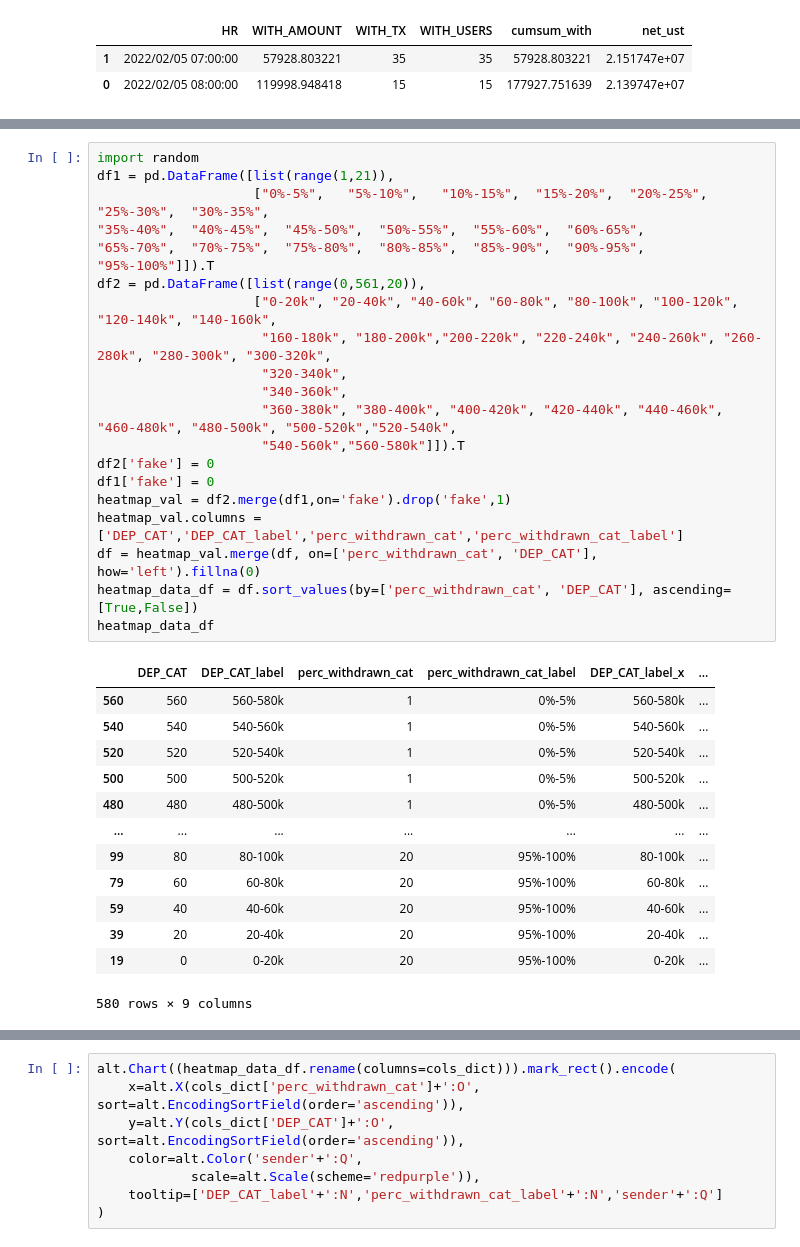
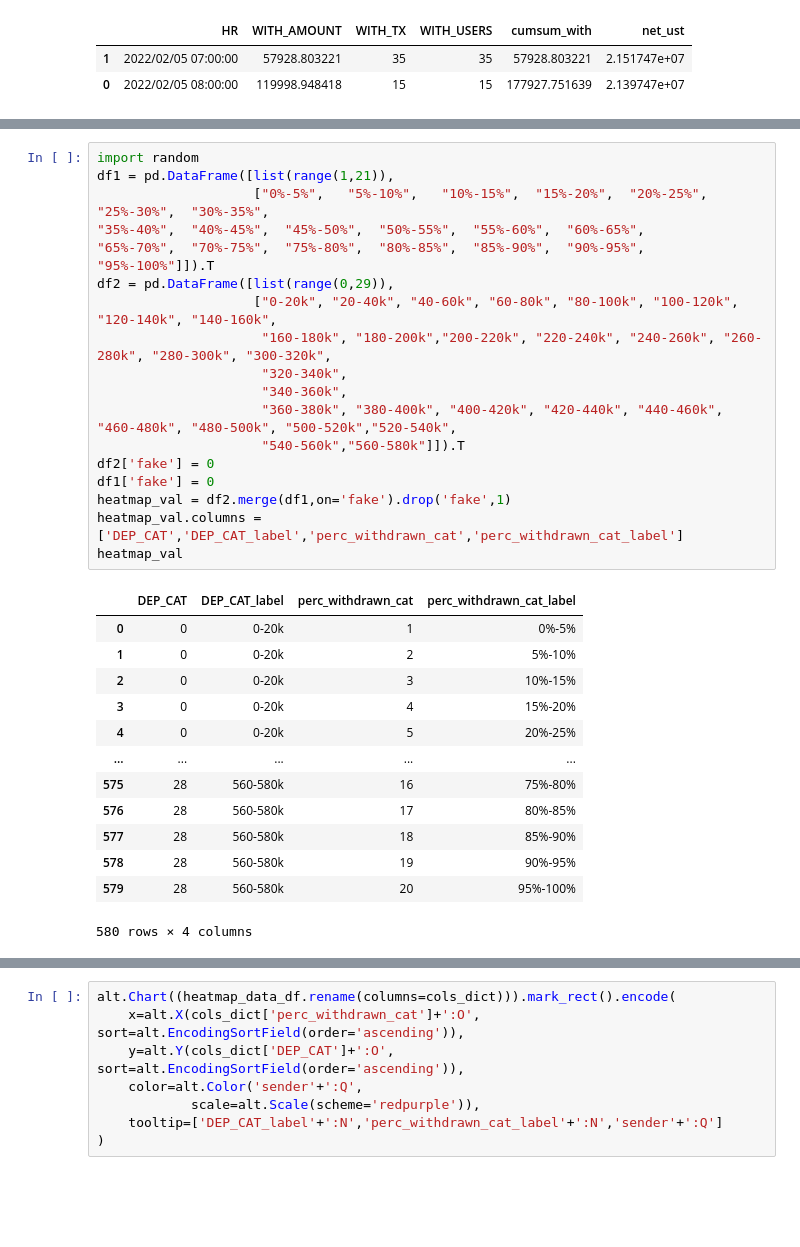
Before and after one commit to IncioMan/mars_lockdrop, a Jupyter notebook: notebook/Prism launch.ipynb, the cells around one changed output, grey strips where cells are left out. Cells and saved outputs as stored; diff of their text form; blank space fills up the shorter version.

Commit message:
new data

```diff
--- a/notebook/Prism launch.ipynb
+++ b/notebook/Prism launch.ipynb
@@ -528,34 +482,32 @@ df1
 # %%
 import random
 df1 = pd.DataFrame([list(range(1,21)),
                     ["0%-5%",	"5%-10%",	"10%-15%",	"15%-20%",	"20%-25%",	"25%-30%",	"30%-35%",
 "35%-40%",	"40%-45%",	"45%-50%",	"50%-55%",	"55%-60%",	"60%-65%",
 "65%-70%",	"70%-75%",	"75%-80%",	"80%-85%",	"85%-90%",	"90%-95%",	"95%-100%"]]).T
-df2 = pd.DataFrame([list(range(0,561,20)),
+df2 = pd.DataFrame([list(range(0,29)),
                     ["0-20k", "20-40k", "40-60k", "60-80k", "80-100k", "100-120k", "120-140k", "140-160k",
                      "160-180k", "180-200k","200-220k", "220-240k", "240-260k", "260-280k", "280-300k", "300-320k",
                      "320-340k",
                      "340-360k",
                      "360-380k", "380-400k", "400-420k", "420-440k", "440-460k", "460-480k", "480-500k", "500-520k","520-540k",
                      "540-560k","560-580k"]]).T
 df2['fake'] = 0
 df1['fake'] = 0
 heatmap_val = df2.merge(df1,on='fake').drop('fake',1)
 heatmap_val.columns = ['DEP_CAT','DEP_CAT_label','perc_withdrawn_cat','perc_withdrawn_cat_label']
-df = heatmap_val.merge(df, on=['perc_withdrawn_cat', 'DEP_CAT'], how='left').fillna(0)
-heatmap_data_df = df.sort_values(by=['perc_withdrawn_cat', 'DEP_CAT'], ascending=[True,False])
-heatmap_data_df
+heatmap_val
 # %% [output]
-|  | DEP_CAT | DEP_CAT_label | perc_withdrawn_cat | perc_withdrawn_cat_label | DEP_CAT_label_x | ... |
-| 560 | 560 | 560-580k | 1 | 0%-5% | 560-580k | ... |
-| 540 | 540 | 540-560k | 1 | 0%-5% | 540-560k | ... |
-| 520 | 520 | 520-540k | 1 | 0%-5% | 520-540k | ... |
-| 500 | 500 | 500-520k | 1 | 0%-5% | 500-520k | ... |
-| 480 | 480 | 480-500k | 1 | 0%-5% | 480-500k | ... |
-| ... | ... | ... | ... | ... | ... | ... |
-| 99 | 80 | 80-100k | 20 | 95%-100% | 80-100k | ... |
-| 79 | 60 | 60-80k | 20 | 95%-100% | 60-80k | ... |
-| 59 | 40 | 40-60k | 20 | 95%-100% | 40-60k | ... |
-| 39 | 20 | 20-40k | 20 | 95%-100% | 20-40k | ... |
-| 19 | 0 | 0-20k | 20 | 95%-100% | 0-20k | ... |
+|  | DEP_CAT | DEP_CAT_label | perc_withdrawn_cat | perc_withdrawn_cat_label |
+| 0 | 0 | 0-20k | 1 | 0%-5% |
+| 1 | 0 | 0-20k | 2 | 5%-10% |
+| 2 | 0 | 0-20k | 3 | 10%-15% |
+| 3 | 0 | 0-20k | 4 | 15%-20% |
+| 4 | 0 | 0-20k | 5 | 20%-25% |
+| ... | ... | ... | ... | ... |
+| 575 | 28 | 560-580k | 16 | 75%-80% |
+| 576 | 28 | 560-580k | 17 | 80%-85% |
+| 577 | 28 | 560-580k | 18 | 85%-90% |
+| 578 | 28 | 560-580k | 19 | 90%-95% |
+| 579 | 28 | 560-580k | 20 | 95%-100% |
-580 rows × 9 columns
+580 rows × 4 columns
```
Also changed, not shown: parts of 12 cells of this notebook.
